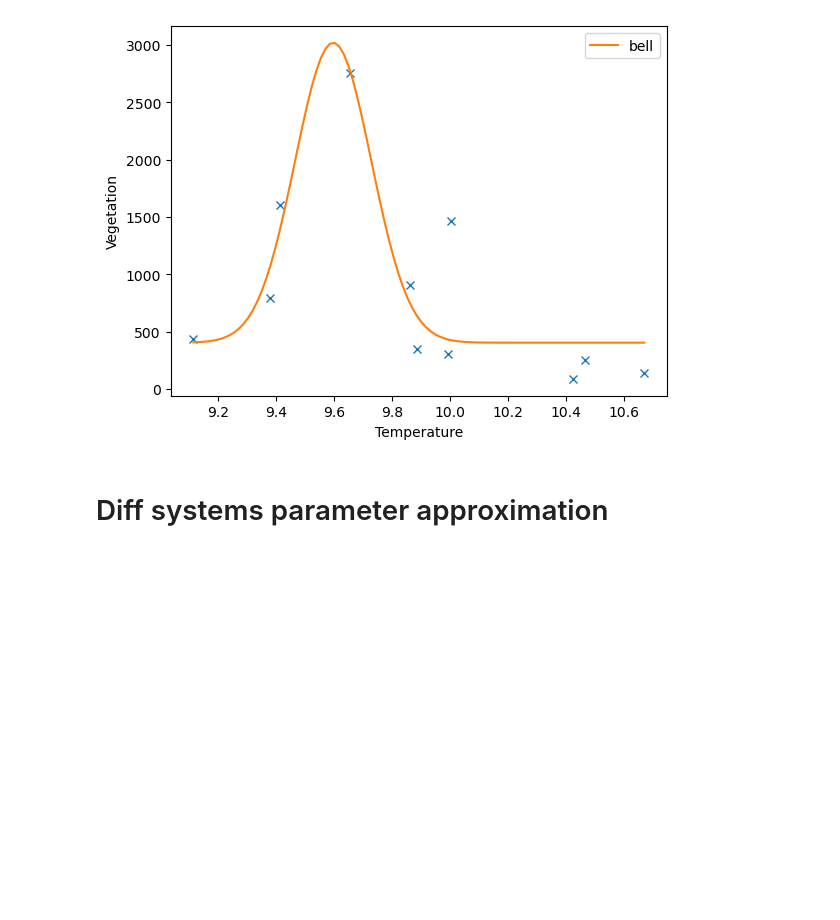
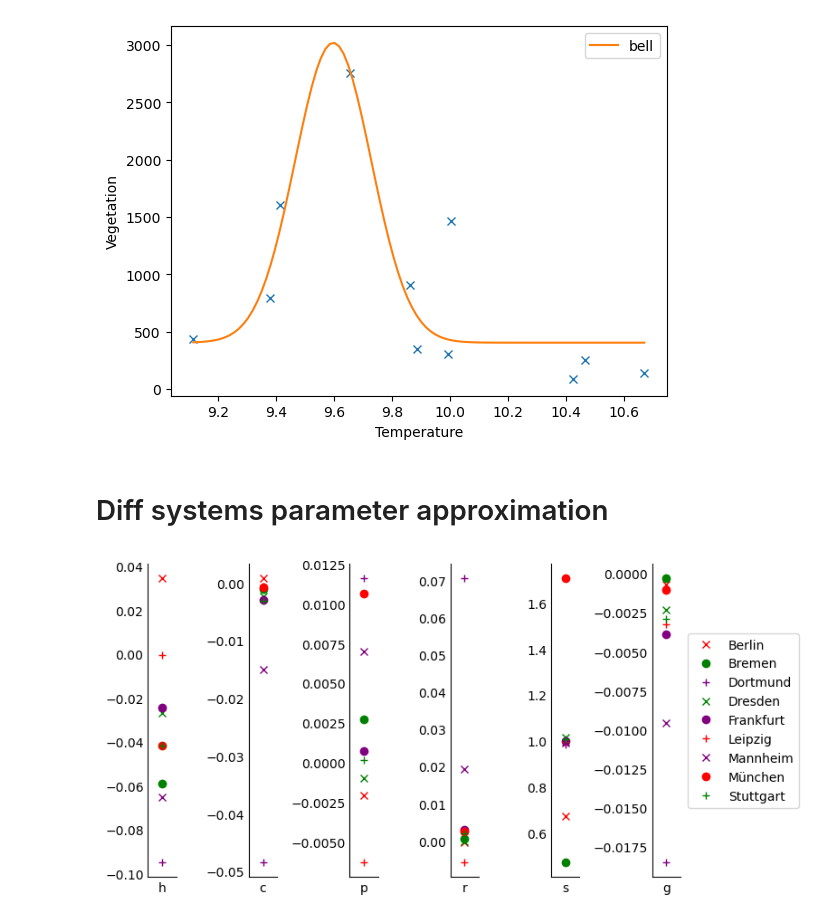
Before and after one commit to Max10-afk/comp_ecology, a Jupyter notebook: scripts/plotting.ipynb, the cells around one changed output. Drawn from its saved outputs; the diff is of its cells as text; code cells hidden in the pictures; blank space fills up the shorter version.

Commit message:
parameters

```diff
--- a/scripts/plotting.ipynb
+++ b/scripts/plotting.ipynb
@@ -18,7 +18,7 @@ h = 0.1
 W = 0.5
 p = 0.1
 # %%
-data = pd.read_csv("../data/yearly_p_t_v_wide2.csv")
+data = pd.read_csv("../data/yearly_p_t_v_wide.csv")
 data = data[data["country"] == "Germany"]
 ##data = data.pivot(columns=["variable"], values=["value"],index="city").reset_index()
 ##data.columns = ["city","PM2.5 (μg/m3)", "V", "T", "W"]
@@ -232,0 +233,21 @@ print(f"g: {g_opt}")
+# %%
+colors = ["red","green","purple","green","purple","red","purple","red","green"]
+markers = ["x","o","+"]
+fig, axes = plt.subplots(1,6,figsize=(8,4))
+for i, row in data_param.iterrows():
+    for j, ax in enumerate(axes):
+        if j == 5:
+            ax.plot(0,row[1+j],label=row["city"], marker=markers[i%3],linestyle="",color=colors[i])
+            ax.legend(bbox_to_anchor=(1.05, 0.5), loc='center left')
+        else:
+            ax.plot(0,row[1+j], marker=markers[i%3],linestyle="",color=colors[i])
+        ax.set_xticks([0],labels=[list(row.index)[1+j]])
+        ax.spines['right'].set_visible(False)
+        ax.spines['top'].set_visible(False)
+        ax.tick_params(axis='both', which='both', length=0)
+fig.tight_layout();
+data_param = pd.merge(data_param,
+                      data.groupby("city")[["T","P","V"]].mean().reset_index(),
+                      on="city")
+# %% [output]
+[figure, added]
```
Also changed, not shown: parts of 6 cells of this notebook.
